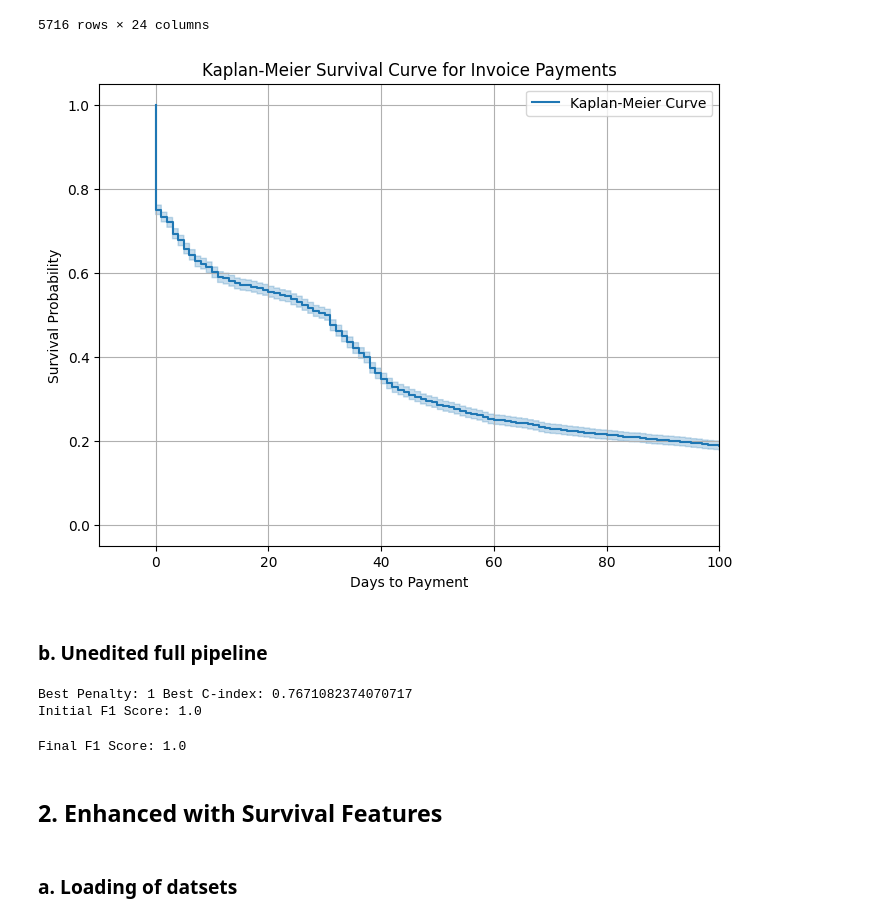
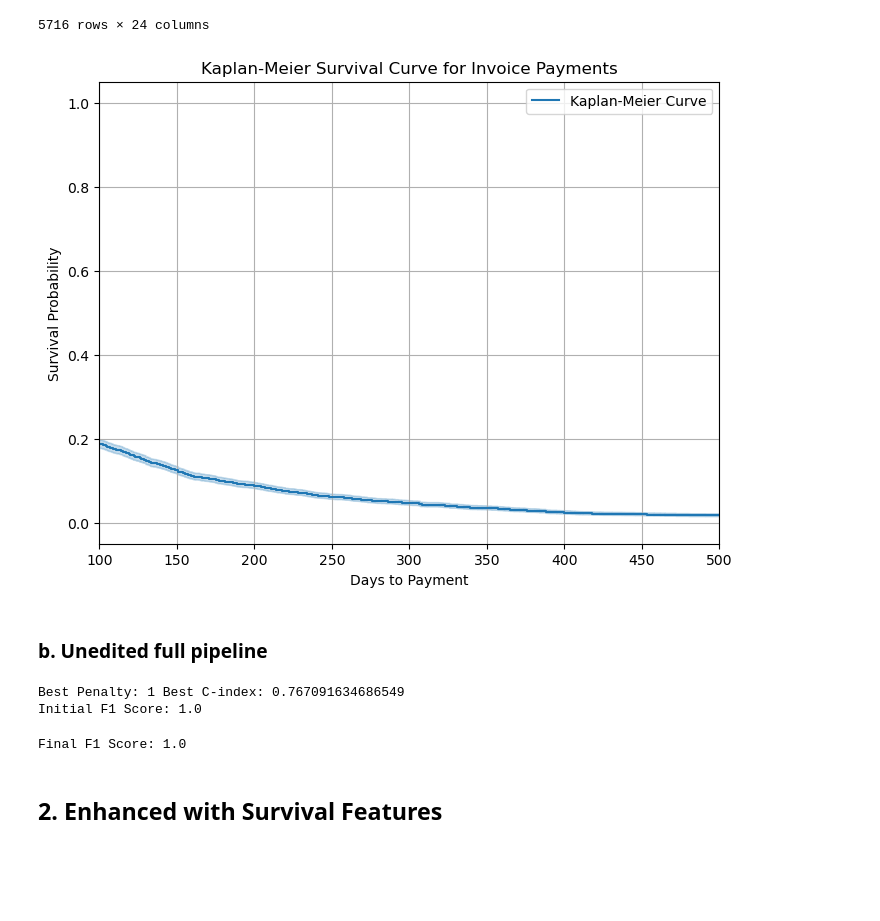
Before and after one commit to anneryeo/THESIS-Utilizing-ML-to-Solve-the-IPPP, a Jupyter notebook: Machine Learning.ipynb, the cells around one changed output. Cells and saved outputs as stored; diff of their text form; code cells hidden in the pictures; blank space fills up the shorter version.

```diff
--- a/Machine Learning.ipynb
+++ b/Machine Learning.ipynb
@@ -30,7 +30,8 @@ class Config:
     test_size = 0.3
 
     # Time points used in generating survival features
-    time_points = [30, 60, 90, 120, 150, 180, 210, 240, 270, 300, 330, 360, 390]
+    # It's not until 120 since the earliest pre-payment is 288 days
+    time_points = [30, 60, 90, 120, 150, 180, 210, 240, 270, 300, 330, 360, 390, 420, 450]
 
 
 args = Config()
@@ -495,30 +496,30 @@ df_survival_train
 # %%
 import matplotlib.pyplot as plt
 from lifelines import KaplanMeierFitter
 
 # ============================================
 # STEP X — Plot Kaplan-Meier Survival Curve
 # ============================================
 
 # Initialize Kaplan-Meier fitter
 kmf = KaplanMeierFitter()
 
 # Fit the model on your training data
 kmf.fit(durations=T_train,
         event_observed=E_train,
         label="Kaplan-Meier Curve")
 
 # Plot the survival function
 plt.figure(figsize=(8,6))
 kmf.plot_survival_function()
 plt.title("Kaplan-Meier Survival Curve for Invoice Payments")
 plt.xlabel("Days to Payment")
 plt.ylabel("Survival Probability")
-plt.xlim(-10, 100)
+plt.xlim(100, 500)
 plt.grid(True)
 plt.show()
 # %% [output]
-[figure, old version]
+[figure, new version]
 # %% [markdown]
 ### b. Unedited full pipeline
 # %%
@@ -608,10 +609,8 @@ f1_final = f1_score(Y, Y_pred_final, average="macro")
 
 print("Final F1 Score:", f1_final)
 # %% [output]
-Best Penalty: 1 Best C-index: 0.7671082374070717
+Best Penalty: 1 Best C-index: 0.767091634686549
 Initial F1 Score: 1.0
 Final F1 Score: 1.0
 # %% [markdown]
 ## 2. Enhanced with Survival Features
-# %% [markdown]
-### a. Loading of datsets
```
Also changed, not shown: parts of 22 cells of this notebook, 2 other files.
